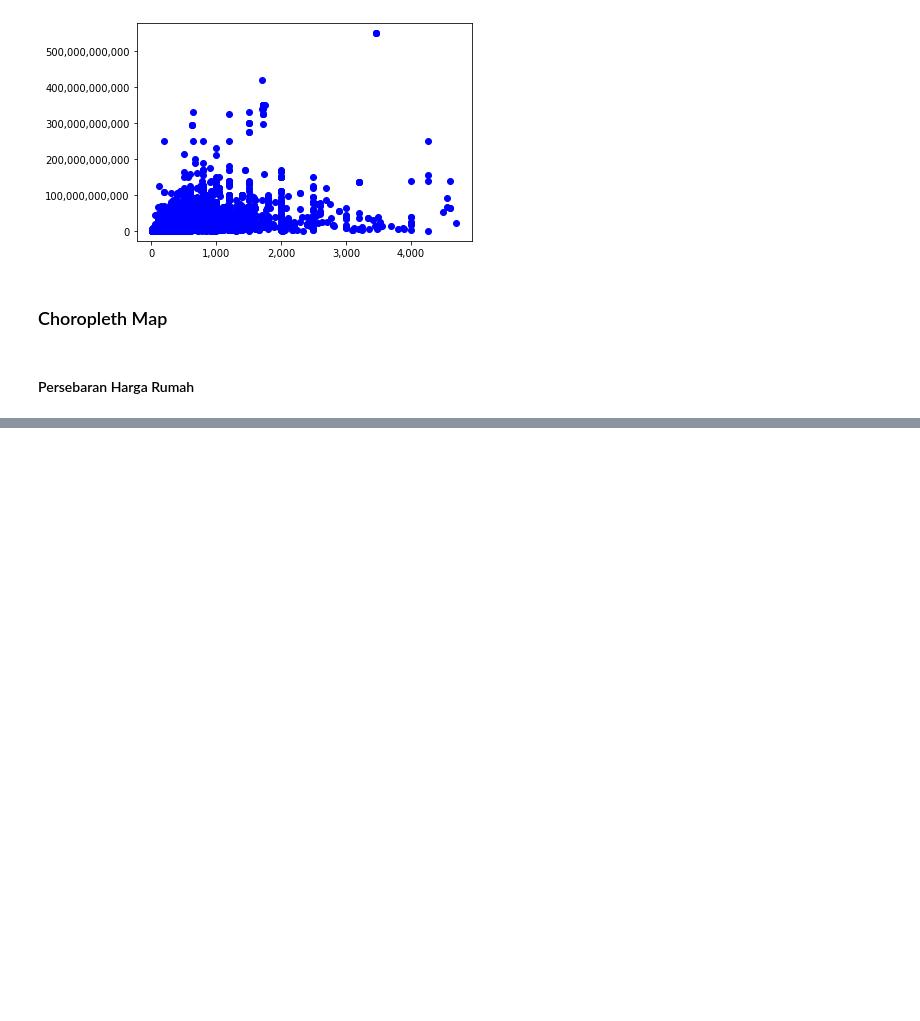
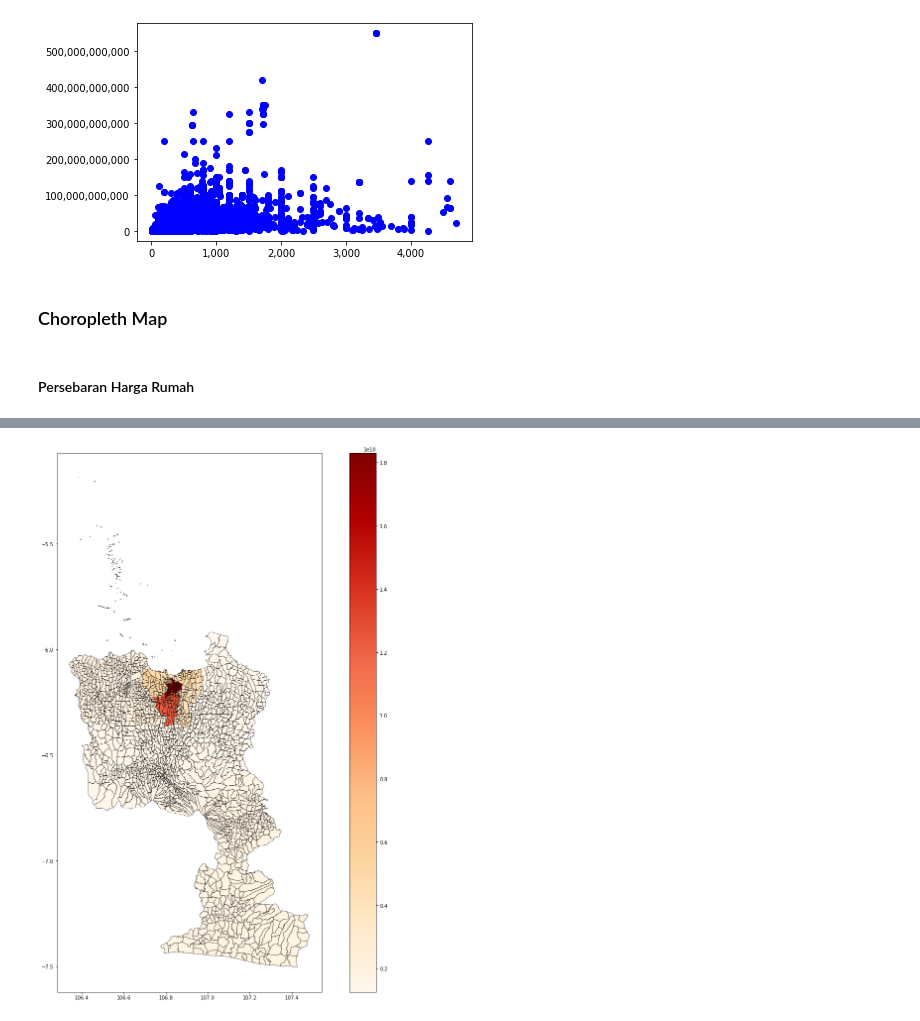
Before and after one commit to geraldabrhm/house-price-scrap-jabodetabek, a Jupyter notebook: analysis/notebook.ipynb, the cells around one changed output, grey strips where cells are left out. Cells and saved outputs as stored; diff of their text form; code cells hidden in the pictures; blank space fills up the shorter version.

```diff
--- a/analysis/notebook.ipynb
+++ b/analysis/notebook.ipynb
@@ -444,4 +428,12 @@ jabodetabek_df = pd.concat([jabodetabek_df, geo_kota_bekasi_df], ignore_index=Tr
 jabodetabek_df = pd.concat([jabodetabek_df, geo_kabupaten_bekasi_df], ignore_index=True)
 jabodetabek_df = pd.concat([jabodetabek_df, geo_cianjur_df], ignore_index=True)
 
-jabodetabek_df.plot()
+jabodetabek_df['regency'] = jabodetabek_df['regency'].str.replace('Kota ', '')
+# %%
+fig, ax = plt.subplots(figsize=(20, 20))
+jabodetabek_price_df = jabodetabek_df.merge(df.groupby('location')['price'].mean(), left_on='regency', right_on='location', how='left')
+jabodetabek_price_df['price'] = jabodetabek_price_df['price'].fillna(0)
+jabodetabek_price_df.plot(column='price', ax=ax, legend=True, cmap='OrRd', edgecolor='black', linewidth=0.5)
+plt.show()
+# %% [output]
+[figure, added]
```
Also changed, not shown: parts of 1 cell of this notebook.
